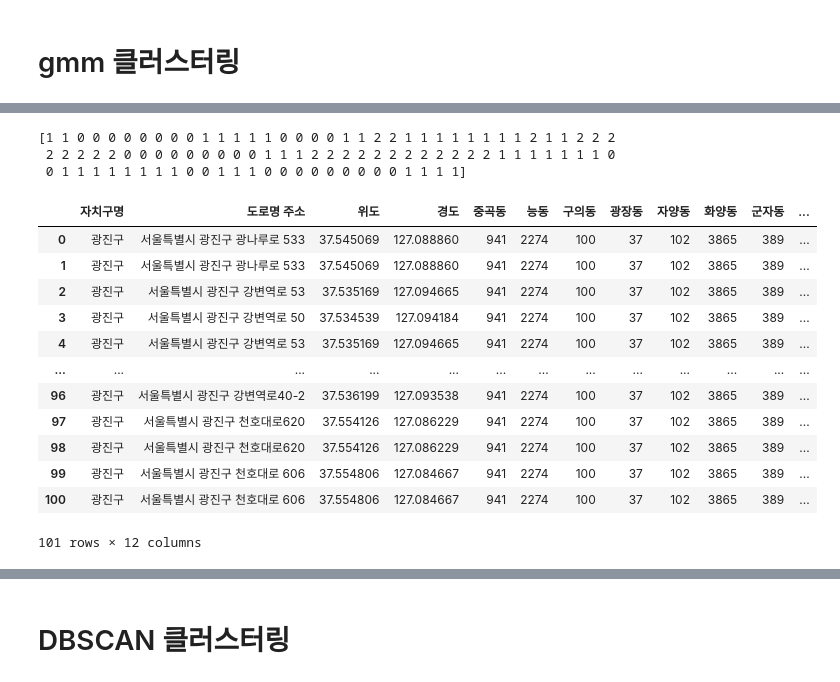
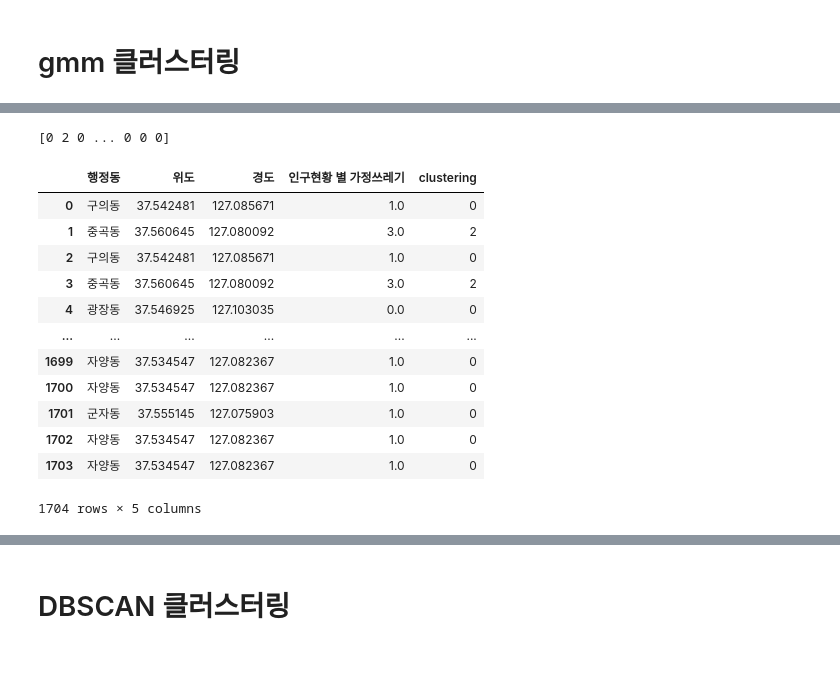
Before and after one commit to hyeeunjeong/bigdata, a Jupyter notebook: 광진구 빅데이터 분석.ipynb, the cells around one changed output, grey strips where cells are left out. Drawn from its saved outputs; the diff is of its cells as text; code cells hidden in the pictures.

```diff
--- a/광진구 빅데이터 분석.ipynb
+++ b/광진구 빅데이터 분석.ipynb
@@ -163,0 +246,14 @@ result_df
+# %%
+df1=pd.read_excel('최종 클러스터링용 100m 위경도 변환.xlsx')
+# '중곡동'=3,'능동'=6,'구의동'=1,'광장동'=0,'자양동'=1,'화양동'=10,'군자동'=1
+# if (df1['행정동'] == '중곡동'):
+#     df1['인구현황 별 가정쓰레기']=3
+df1.loc[(df1['행정동'] == '중곡동'), '인구현황 별 가정쓰레기'] =3
+df1.loc[(df1['행정동'] == '능동'), '인구현황 별 가정쓰레기'] =6
+df1.loc[(df1['행정동'] == '구의동'), '인구현황 별 가정쓰레기'] =1
+df1.loc[(df1['행정동'] == '광장동'), '인구현황 별 가정쓰레기'] =0
+df1.loc[(df1['행정동'] == '자양동'), '인구현황 별 가정쓰레기'] =1
+df1.loc[(df1['행정동'] == '화양동'), '인구현황 별 가정쓰레기'] =10
+df1.loc[(df1['행정동'] == '군자동'), '인구현황 별 가정쓰레기'] =1
+
+df1
@@ -246,4 +373,6 @@ plt.show()
 # y_kmeans
 # %% [output]
 array([2, 1, 2, ..., 1, 2, 2])
+# %%
+pd.set_option('display.max_rows',20)
 # %%
@@ -271,2 +418,5 @@ cluster_data
 # %% [markdown]
 # gmm 클러스터링
+# %%
+gmm_cluster_data=pd.DataFrame(data=df1)
+gmm_cluster_data
@@ -273,25 +437,23 @@ cluster_data
 # %%
 from sklearn.mixture import GaussianMixture
-gmm = GaussianMixture(n_components=3, random_state=0)
-gmm.fit(cluster_data.iloc[:, 2:])
-predict=gmm.predict(cluster_data.iloc[:, 2:])
+gmm = GaussianMixture(n_components=4, random_state=0)
+gmm.fit(gmm_cluster_data.iloc[:, 1:])
+predict=gmm.predict(gmm_cluster_data.iloc[:, 1:])
 print(predict)
-cluster_data['clustering']=predict
-cluster_data
+gmm_cluster_data['clustering']=predict
+gmm_cluster_data
 # %% [output]
-[1 1 0 0 0 0 0 0 0 0 1 1 1 1 1 0 0 0 0 1 1 2 2 1 1 1 1 1 1 1 1 2 1 1 2 2 2
- 2 2 2 2 2 0 0 0 0 0 0 0 0 0 1 1 1 2 2 2 2 2 2 2 2 2 2 2 2 1 1 1 1 1 1 1 0
- 0 1 1 1 1 1 1 1 1 0 0 1 1 1 0 0 0 0 0 0 0 0 0 1 1 1 1]
+[0 2 0 ... 0 0 0]
-|  | 자치구명 | 도로명 주소 | 위도 | 경도 | 중곡동 | 능동 | 구의동 | 광장동 | 자양동 | 화양동 | 군자동 | ... |
-| 0 | 광진구 | 서울특별시 광진구 광나루로 533 | 37.545069 | 127.088860 | 941 | 2274 | 100 | 37 | 102 | 3865 | 389 | ... |
-| 1 | 광진구 | 서울특별시 광진구 광나루로 533 | 37.545069 | 127.088860 | 941 | 2274 | 100 | 37 | 102 | 3865 | 389 | ... |
-| 2 | 광진구 | 서울특별시 광진구 강변역로 53 | 37.535169 | 127.094665 | 941 | 2274 | 100 | 37 | 102 | 3865 | 389 | ... |
-| 3 | 광진구 | 서울특별시 광진구 강변역로 50 | 37.534539 | 127.094184 | 941 | 2274 | 100 | 37 | 102 | 3865 | 389 | ... |
-| 4 | 광진구 | 서울특별시 광진구 강변역로 53 | 37.535169 | 127.094665 | 941 | 2274 | 100 | 37 | 102 | 3865 | 389 | ... |
-| ... | ... | ... | ... | ... | ... | ... | ... | ... | ... | ... | ... | ... |
-| 96 | 광진구 | 서울특별시 광진구 강변역로40-2 | 37.536199 | 127.093538 | 941 | 2274 | 100 | 37 | 102 | 3865 | 389 | ... |
-| 97 | 광진구 | 서울특별시 광진구 천호대로620 | 37.554126 | 127.086229 | 941 | 2274 | 100 | 37 | 102 | 3865 | 389 | ... |
-| 98 | 광진구 | 서울특별시 광진구 천호대로620 | 37.554126 | 127.086229 | 941 | 2274 | 100 | 37 | 102 | 3865 | 389 | ... |
-| 99 | 광진구 | 서울특별시 광진구 천호대로 606 | 37.554806 | 127.084667 | 941 | 2274 | 100 | 37 | 102 | 3865 | 389 | ... |
-| 100 | 광진구 | 서울특별시 광진구 천호대로 606 | 37.554806 | 127.084667 | 941 | 2274 | 100 | 37 | 102 | 3865 | 389 | ... |
+|  | 행정동 | 위도 | 경도 | 인구현황 별 가정쓰레기 | clustering |
+| 0 | 구의동 | 37.542481 | 127.085671 | 1.0 | 0 |
+| 1 | 중곡동 | 37.560645 | 127.080092 | 3.0 | 2 |
+| 2 | 구의동 | 37.542481 | 127.085671 | 1.0 | 0 |
+| 3 | 중곡동 | 37.560645 | 127.080092 | 3.0 | 2 |
+| 4 | 광장동 | 37.546925 | 127.103035 | 0.0 | 0 |
+| ... | ... | ... | ... | ... | ... |
+| 1699 | 자양동 | 37.534547 | 127.082367 | 1.0 | 0 |
+| 1700 | 자양동 | 37.534547 | 127.082367 | 1.0 | 0 |
+| 1701 | 군자동 | 37.555145 | 127.075903 | 1.0 | 0 |
+| 1702 | 자양동 | 37.534547 | 127.082367 | 1.0 | 0 |
+| 1703 | 자양동 | 37.534547 | 127.082367 | 1.0 | 0 |
-101 rows × 12 columns
+1704 rows × 5 columns
```
Also changed, not shown: parts of 28 cells of this notebook.
